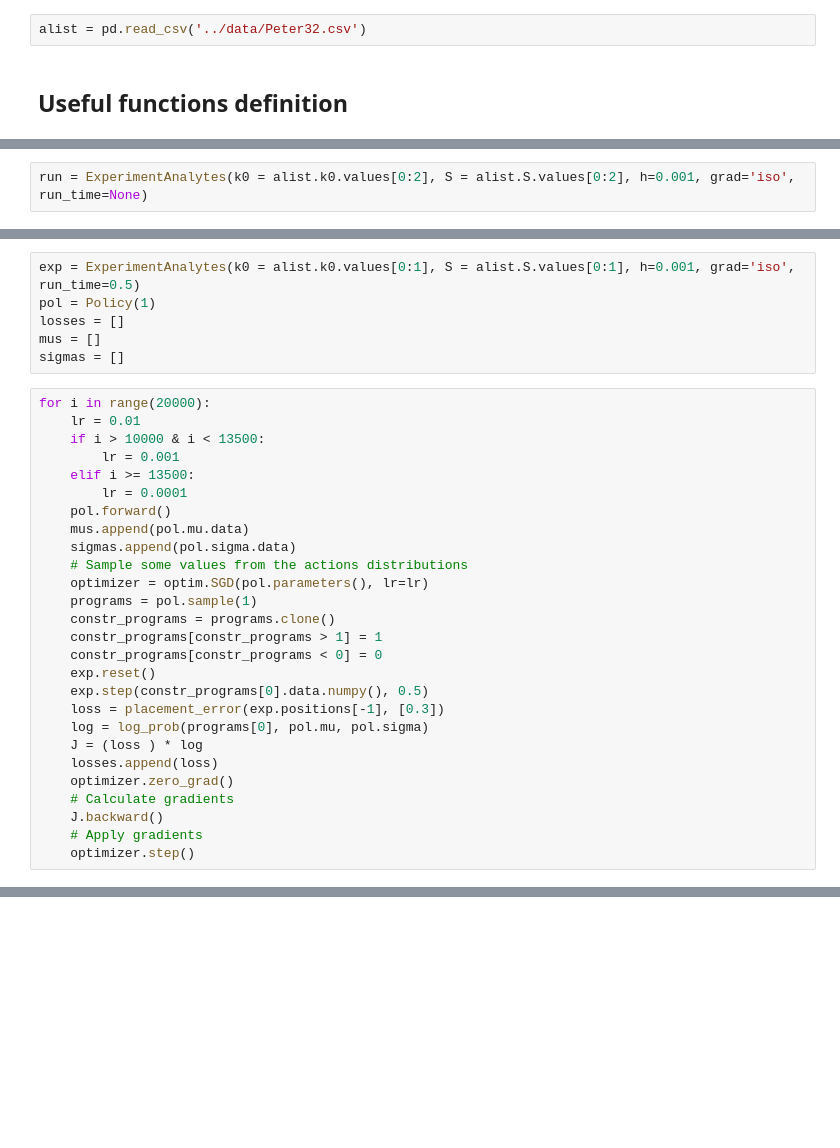
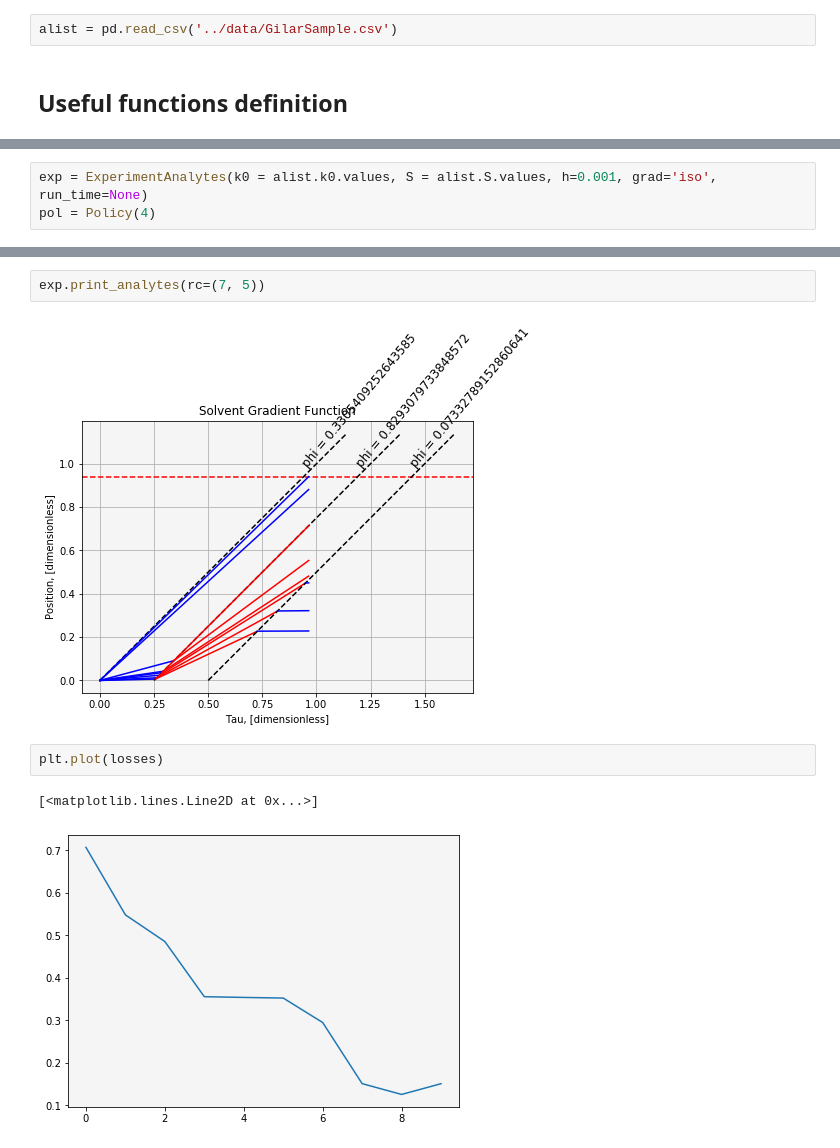
Before and after one commit to StefanBogdan/RL_liquid_chromatography, a Jupyter notebook: code/Simulator.ipynb, the cells around one changed output, grey strips where cells are left out. Saved outputs shown, nothing was run; the diff lists cells and outputs as text; blank space fills up the shorter version.

```diff
--- a/code/Simulator.ipynb
+++ b/code/Simulator.ipynb
@@ -12,6 +13,6 @@ from chromatography import *
 # %% [markdown]
 ## Dataset Import
 # %%
-alist = pd.read_csv('../data/Peter32.csv')
+alist = pd.read_csv('../data/GilarSample.csv')
 # %% [markdown]
 ## Useful functions definition
@@ -18,2 +82,3 @@ alist = pd.read_csv('../data/Peter32.csv')
 # %%
-run = ExperimentAnalytes(k0 = alist.k0.values[0:2], S = alist.S.values[0:2], h=0.001, grad='iso', run_time=None)
+exp = ExperimentAnalytes(k0 = alist.k0.values, S = alist.S.values, h=0.001, grad='iso', run_time=None)
+pol = Policy(4)
@@ -112,33 +84,0 @@ print(phis[np.argmin(Losses)])
-# %%
-exp = ExperimentAnalytes(k0 = alist.k0.values[0:1], S = alist.S.values[0:1], h=0.001, grad='iso', run_time=0.5)
-pol = Policy(1)
-losses = []
-mus = []
-sigmas = []
-# %%
-for i in range(20000):
-    lr = 0.01
-    if i > 10000 & i < 13500:
-        lr = 0.001
-    elif i >= 13500:
-        lr = 0.0001
-    pol.forward()
-    mus.append(pol.mu.data)
-    sigmas.append(pol.sigma.data)
-    # Sample some values from the actions distributions
-    optimizer = optim.SGD(pol.parameters(), lr=lr)
-    programs = pol.sample(1)
-    constr_programs = programs.clone()
-    constr_programs[constr_programs > 1] = 1
-    constr_programs[constr_programs < 0] = 0
-    exp.reset()
-    exp.step(constr_programs[0].data.numpy(), 0.5)
-    loss = placement_error(exp.positions[-1], [0.3])
-    log = log_prob(programs[0], pol.mu, pol.sigma)
-    J = (loss ) * log
-    losses.append(loss)
-    optimizer.zero_grad()
-    # Calculate gradients
-    J.backward()
-    # Apply gradients
-    optimizer.step()
@@ -155,0 +109,9 @@ tensor(0.0192) tensor(0.3636)
+# %%
+exp.print_analytes(rc=(7, 5))
+# %% [output]
+[figure, added]
+# %%
+plt.plot(losses)
+# %% [output]
+[<matplotlib.lines.Line2D at 0x...>]
+[figure, added]
```
Also changed, not shown: parts of 11 cells of this notebook, 1 other file.
